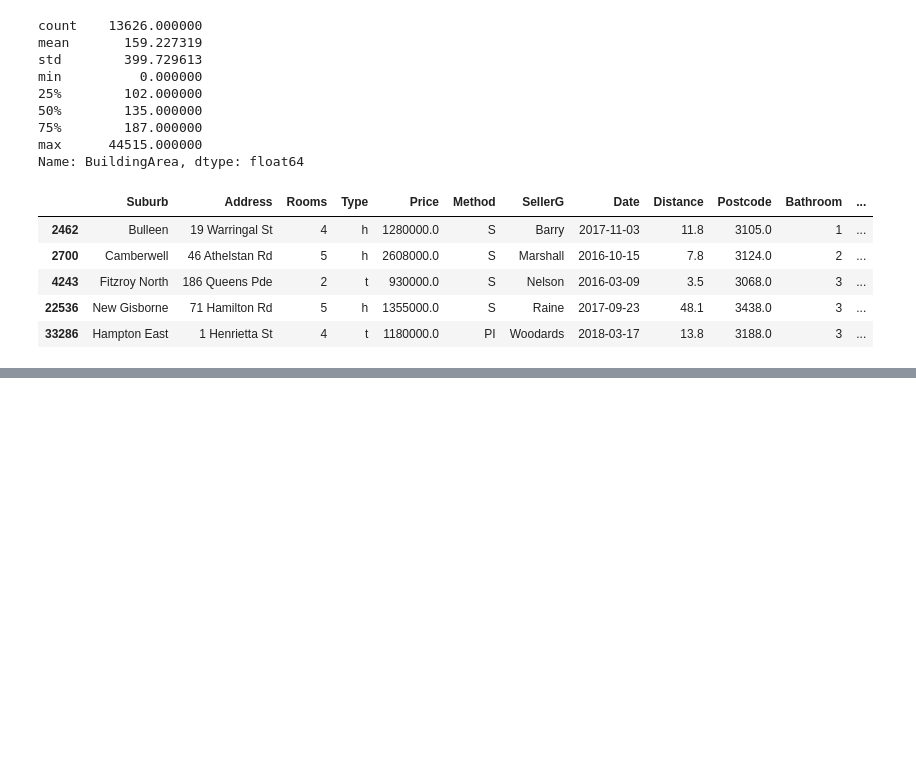
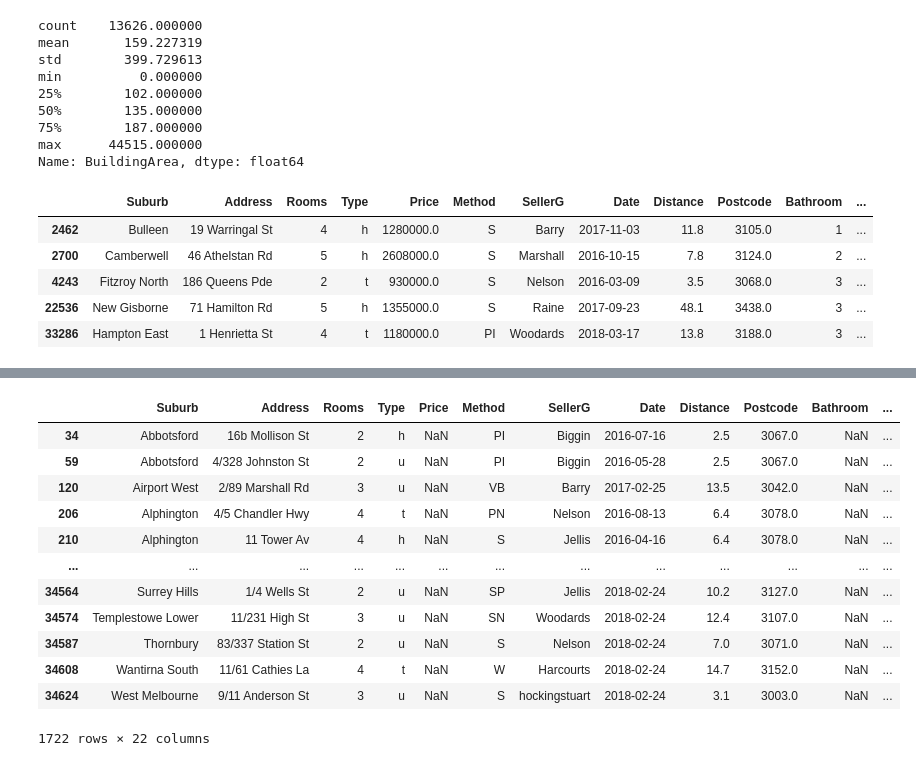
Before and after one commit to NicolaLarosa/housing_price, a Jupyter notebook: housing_price.ipynb, the cells around one changed output, grey strips where cells are left out. Drawn from its saved outputs; the diff is of its cells as text; code cells hidden in the pictures; blank space fills up the shorter version.

```diff
--- a/housing_price.ipynb
+++ b/housing_price.ipynb
@@ -907,3 +907,10 @@ house[house['BuildingArea']<1]; #77
 #so it might be some incoherence in this case..Another possibility could be that these are simply data entry mistakes.
 
 #In conclusion, there is something wrong with most of this subsample, so the obs with "zero-building area" will be droped at least those ones.
+# %%
+# Drop these 77 obs (no Build_Area)
+house.drop(house[(house['BuildingArea']<1) ].index, inplace=True)
+house = house.reset_index();
+house.info(); #check (34655 obs)
+house.drop(columns=['index'], inplace=True, axis=1);
+house[(house['BuildingArea']<1)]; #second check
@@ -909,0 +946,5 @@ house[house['BuildingArea']<1]; #77
+# %%
+## replace these 2 mistakes with a (possible) correct YearBuilt:
+house['YearBuilt'].replace([2106,2019],[2016,2016], inplace=True)
+## re-check
+house.loc[house.YearBuilt>2018] #check (ok)
@@ -909,0 +980,6 @@ house[house['BuildingArea']<1]; #77
+# %%
+# First replace (with coercion) all the string values ('Missing') to mark them as missing values and then convert it to float.
+
+house['Bathroom'] = pd.to_numeric(house.Bathroom, errors='coerce')
+
+house['Car'] = pd.to_numeric(house.Car, errors='coerce')
@@ -909,0 +1080,16 @@ house[house['BuildingArea']<1]; #77
+# %%
+house[(pd.isna(house['Price'])&(pd.isna(house['Longtitude'])) &(pd.isna(house['Lattitude'])))]
+# %% [output]
+|  | Suburb | Address | Rooms | Type | Price | Method | SellerG | Date | Distance | Postcode | Bathroom | ... |
+| 34 | Abbotsford | 16b Mollison St | 2 | h | NaN | PI | Biggin | 2016-07-16 | 2.5 | 3067.0 | NaN | ... |
+| 59 | Abbotsford | 4/328 Johnston St | 2 | u | NaN | PI | Biggin | 2016-05-28 | 2.5 | 3067.0 | NaN | ... |
+| 120 | Airport West | 2/89 Marshall Rd | 3 | u | NaN | VB | Barry | 2017-02-25 | 13.5 | 3042.0 | NaN | ... |
+| 206 | Alphington | 4/5 Chandler Hwy | 4 | t | NaN | PN | Nelson | 2016-08-13 | 6.4 | 3078.0 | NaN | ... |
+| 210 | Alphington | 11 Tower Av | 4 | h | NaN | S | Jellis | 2016-04-16 | 6.4 | 3078.0 | NaN | ... |
+| ... | ... | ... | ... | ... | ... | ... | ... | ... | ... | ... | ... | ... |
+| 34564 | Surrey Hills | 1/4 Wells St | 2 | u | NaN | SP | Jellis | 2018-02-24 | 10.2 | 3127.0 | NaN | ... |
+| 34574 | Templestowe Lower | 11/231 High St | 3 | u | NaN | SN | Woodards | 2018-02-24 | 12.4 | 3107.0 | NaN | ... |
+| 34587 | Thornbury | 83/337 Station St | 2 | u | NaN | S | Nelson | 2018-02-24 | 7.0 | 3071.0 | NaN | ... |
+| 34608 | Wantirna South | 11/61 Cathies La | 4 | t | NaN | W | Harcourts | 2018-02-24 | 14.7 | 3152.0 | NaN | ... |
+| 34624 | West Melbourne | 9/11 Anderson St | 3 | u | NaN | S | hockingstuart | 2018-02-24 | 3.1 | 3003.0 | NaN | ... |
+1722 rows × 22 columns
```
Also changed, not shown: parts of 48 cells of this notebook.
